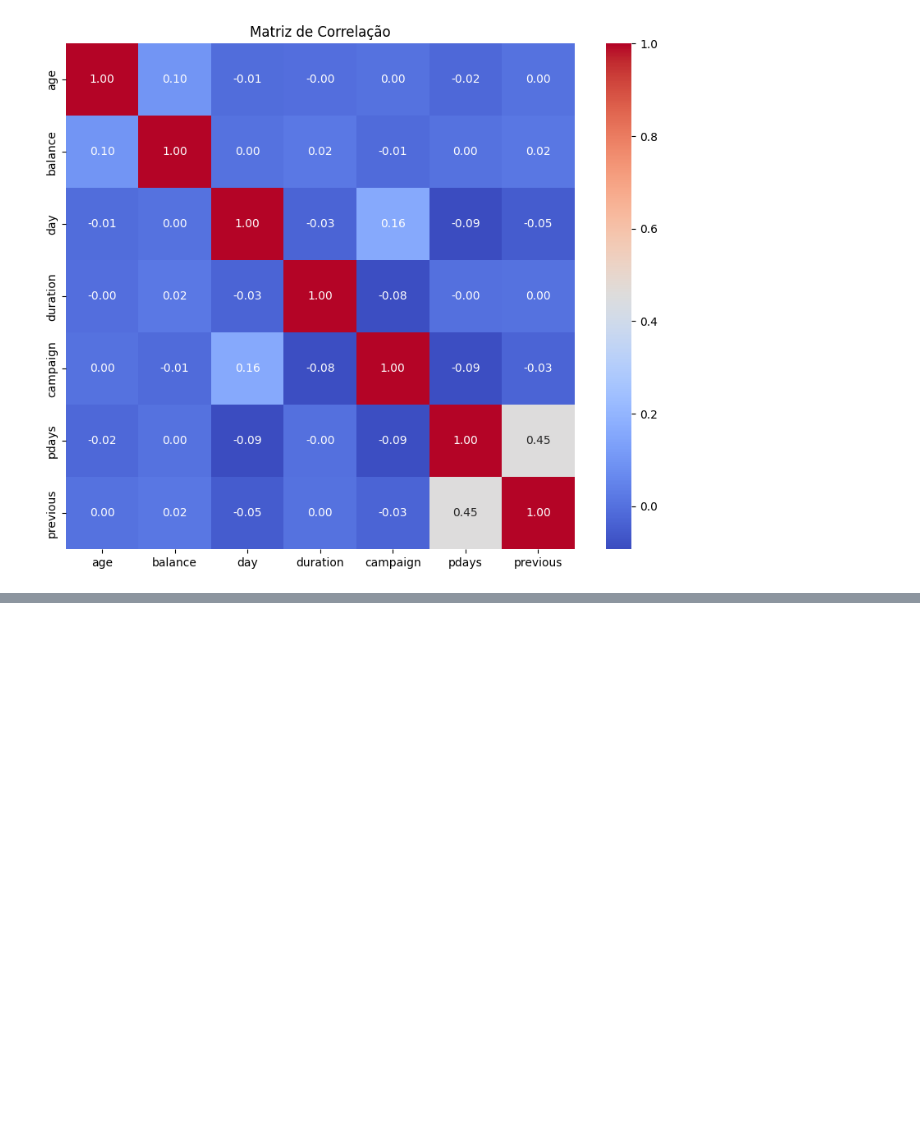
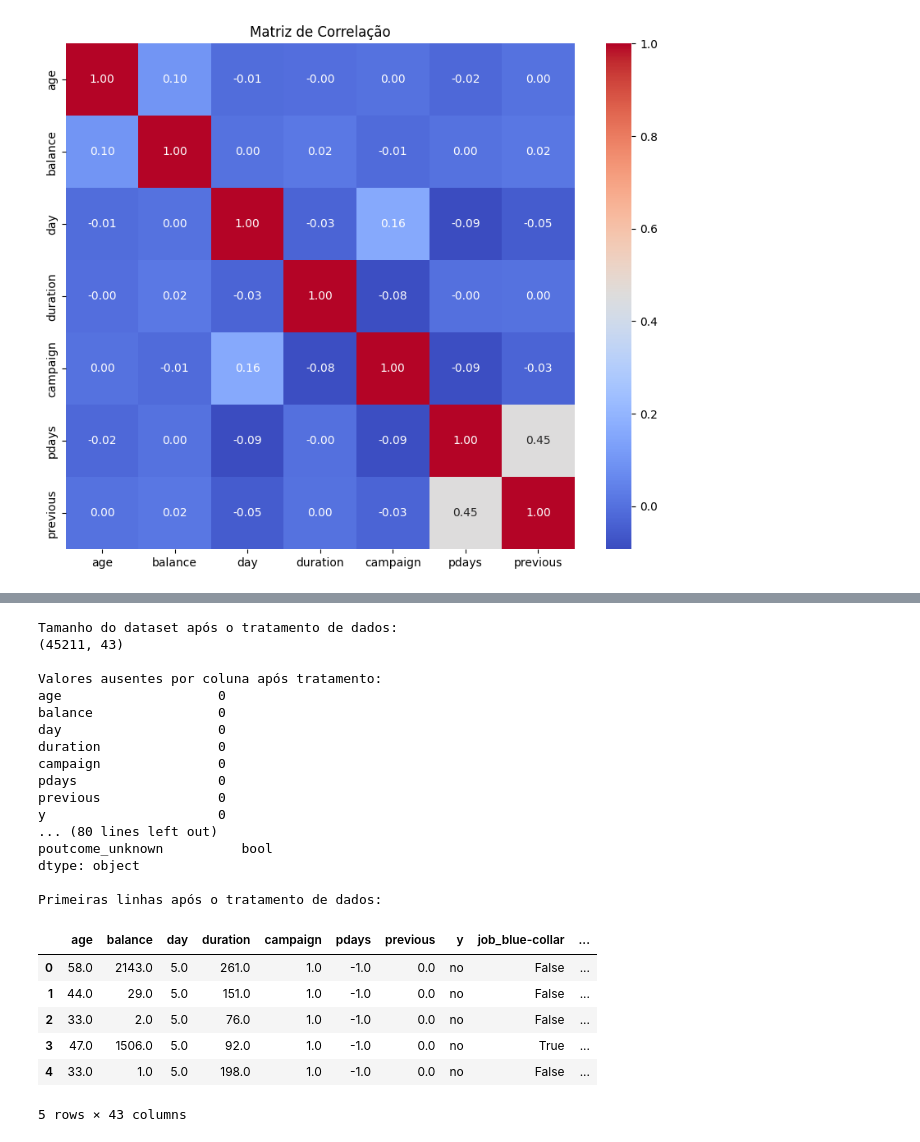
Before and after one commit to UsoppSogeking/bank-marketing-analysis, a Jupyter notebook: notebooks/data_loading.ipynb, the cells around one changed output, grey strips where cells are left out. Drawn from its saved outputs; the diff is of its cells as text; code cells hidden in the pictures; blank space fills up the shorter version.

Commit message:
Implementação da funcionalidade de limpeza de dados

```diff
--- a/notebooks/data_loading.ipynb
+++ b/notebooks/data_loading.ipynb
@@ -183,0 +432,41 @@ plt.show()
+# %%
+# Verificar o estado final do DataFrame
+print("Tamanho do dataset após o tratamento de dados:")
+print(data.shape)
+
+# Verificar se ainda existem valores ausentes
+print("\nValores ausentes por coluna após tratamento:")
+print(data.isnull().sum())
+
+# Verificar os tipos de dados
+print("\nTipos de dados após tratamento:")
+print(data.dtypes)
+
+# Visualizar as primeiras linhas do DataFrame
+print("\nPrimeiras linhas após o tratamento de dados:")
+display(data.head())
+# %% [output]
+Tamanho do dataset após o tratamento de dados:
+(45211, 43)
+
+Valores ausentes por coluna após tratamento:
+age                    0
+balance                0
+day                    0
+duration               0
+campaign               0
+pdays                  0
+previous               0
+y                      0
+... (80 lines left out)
+poutcome_unknown          bool
+dtype: object
+
+Primeiras linhas após o tratamento de dados:
+|  | age | balance | day | duration | campaign | pdays | previous | y | job_blue-collar | ... |
+| 0 | 58.0 | 2143.0 | 5.0 | 261.0 | 1.0 | -1.0 | 0.0 | no | False | ... |
+| 1 | 44.0 | 29.0 | 5.0 | 151.0 | 1.0 | -1.0 | 0.0 | no | False | ... |
+| 2 | 33.0 | 2.0 | 5.0 | 76.0 | 1.0 | -1.0 | 0.0 | no | False | ... |
+| 3 | 47.0 | 1506.0 | 5.0 | 92.0 | 1.0 | -1.0 | 0.0 | no | True | ... |
+| 4 | 33.0 | 1.0 | 5.0 | 198.0 | 1.0 | -1.0 | 0.0 | no | False | ... |
+5 rows × 43 columns
```
Also changed, not shown: parts of 10 cells of this notebook.
